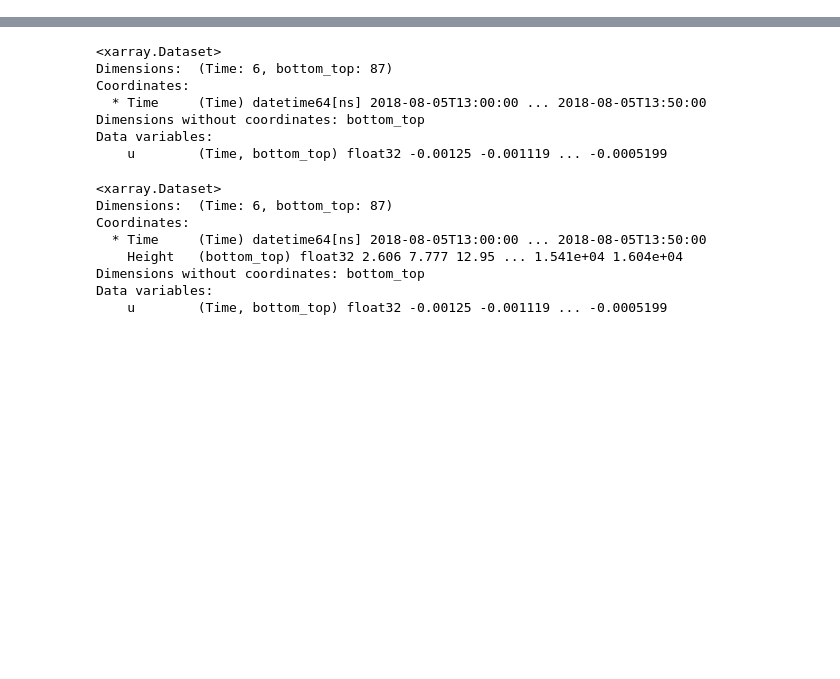
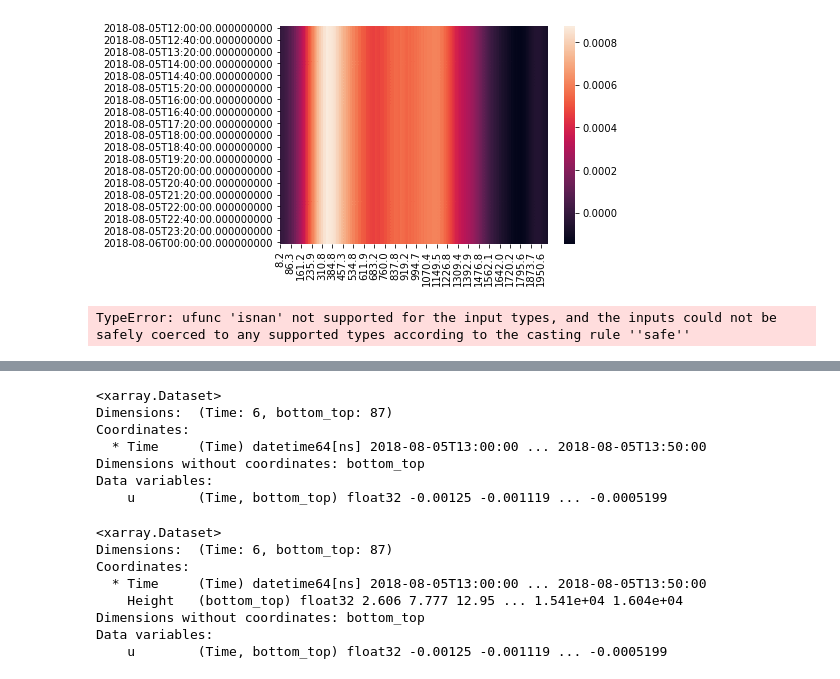
Before and after one commit to joejoeyjoseph/mmc-pnnl-j3, a Jupyter notebook: sgp/eagle/02b_auxout_lasso_lsforcing_comparison.ipynb, the cells around one changed output, grey strips where cells are left out. Drawn from its saved outputs; the diff is of its cells as text; code cells hidden in the pictures; blank space fills up the shorter version.

```diff
--- a/sgp/eagle/02b_auxout_lasso_lsforcing_comparison.ipynb
+++ b/sgp/eagle/02b_auxout_lasso_lsforcing_comparison.ipynb
@@ -129,0 +128,18 @@ ds_below2km.u.plot(x='Time', y='Height')
+# %%
+lasso_plot_df = pd.DataFrame(index=ds_all['Time'].values,
+                             columns=new_df.loc[new_df['height agl'] < 2000]['height agl'].values)
+
+lasso_plot_df.iloc[0] = pd.to_numeric(new_df.loc[new_df['height agl'] < 2000]['u_tend_lasso'].values)
+
+for index, row in lasso_plot_df.iterrows():
+#     print(index)
+#     print(row)
+    # row = lasso_plot_df.iloc[0].values
+    row[:] = lasso_plot_df.iloc[0][:]
+
+# lasso_plot_df = lasso_plot_df.to_numpy()
+# lasso_plot_df = pd.to_numeric(lasso_plot_df)
+
+for col in lasso_plot_df.columns:
+
+    lasso_plot_df[col] = pd.to_numeric(lasso_plot_df[col])
@@ -129,0 +170,2 @@ ds_below2km.u.plot(x='Time', y='Height')
+# %%
+lasso_plot_df[8.2] = pd.to_numeric(lasso_plot_df[8.2])
@@ -129,0 +187,10 @@ ds_below2km.u.plot(x='Time', y='Height')
+# %%
+import seaborn as sns
+sns.heatmap(lasso_plot_df)
+plt.show()
+# %% [output]
+[figure, added]
+# %%
+np.isnan(lasso_plot_df[8.2])
+# %% [output]
+TypeError: ufunc 'isnan' not supported for the input types, and the inputs could not be safely coerced to any supported types according to the casting rule ''safe''
```
Also changed, not shown: parts of 16 cells of this notebook.
